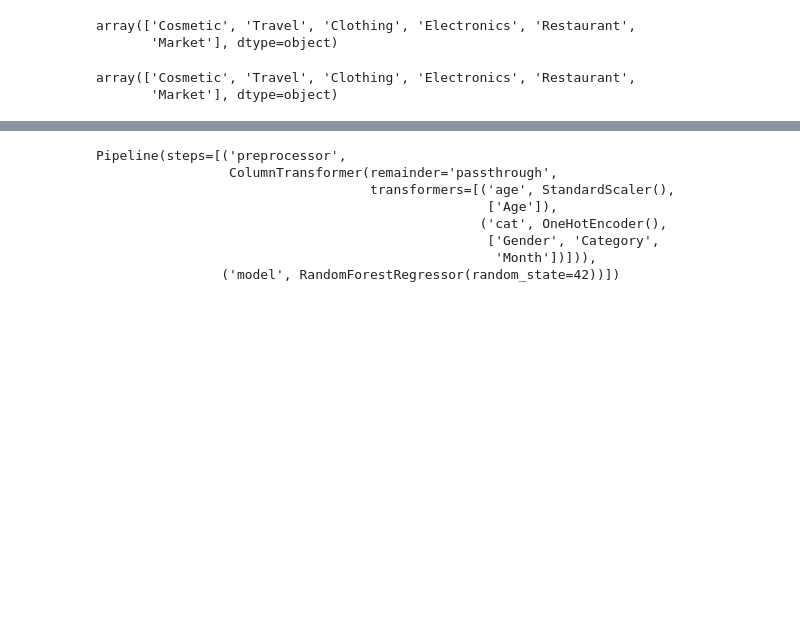
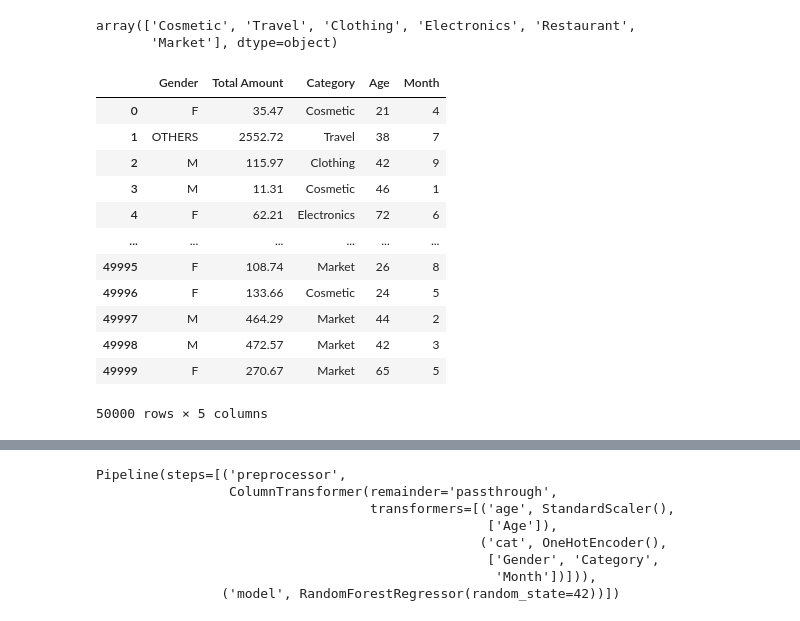
Before and after one commit to desmondsyu/CashCalmVistualizationAnalyicsEndPoint, a Jupyter notebook: Model/Training/Training.ipynb, the cells around one changed output, grey strips where cells are left out. Saved outputs shown, nothing was run; the diff lists cells and outputs as text; code cells hidden in the pictures; blank space fills up the shorter version.

```diff
--- a/Model/Training/Training.ipynb
+++ b/Model/Training/Training.ipynb
@@ -166,11 +166,22 @@ array(['Cosmetic', 'Travel', 'Clothing', 'Electronics', 'Restaurant',
        'Market'], dtype=object)
 # %%
 transection_data["Category"].unique()
-average_spending_by_group = transection_data.groupby(['Gender','Month','Category','Age'])['Total Amount'].mean().reset_index()
+average_spending_by_group = transection_data.drop(['Customer ID','Year','Date','DayOfWeek','Birthdate','Merchant Name'],axis=1)
 average_spending_by_group
 # %% [output]
+|  | Gender | Total Amount | Category | Age | Month |
+| 0 | F | 35.47 | Cosmetic | 21 | 4 |
+| 1 | OTHERS | 2552.72 | Travel | 38 | 7 |
+| 2 | M | 115.97 | Clothing | 42 | 9 |
+| 3 | M | 11.31 | Cosmetic | 46 | 1 |
+| 4 | F | 62.21 | Electronics | 72 | 6 |
+| ... | ... | ... | ... | ... | ... |
+| 49995 | F | 108.74 | Market | 26 | 8 |
+| 49996 | F | 133.66 | Cosmetic | 24 | 5 |
+| 49997 | M | 464.29 | Market | 44 | 2 |
+| 49998 | M | 472.57 | Market | 42 | 3 |
+| 49999 | F | 270.67 | Market | 65 | 5 |
-array(['Cosmetic', 'Travel', 'Clothing', 'Electronics', 'Restaurant',
-       'Market'], dtype=object)
+50000 rows × 5 columns
 # %%
 average_spending_by_group.info()
 # %% [output]
```
Also changed, not shown: parts of 5 cells of this notebook, 1 other file.
